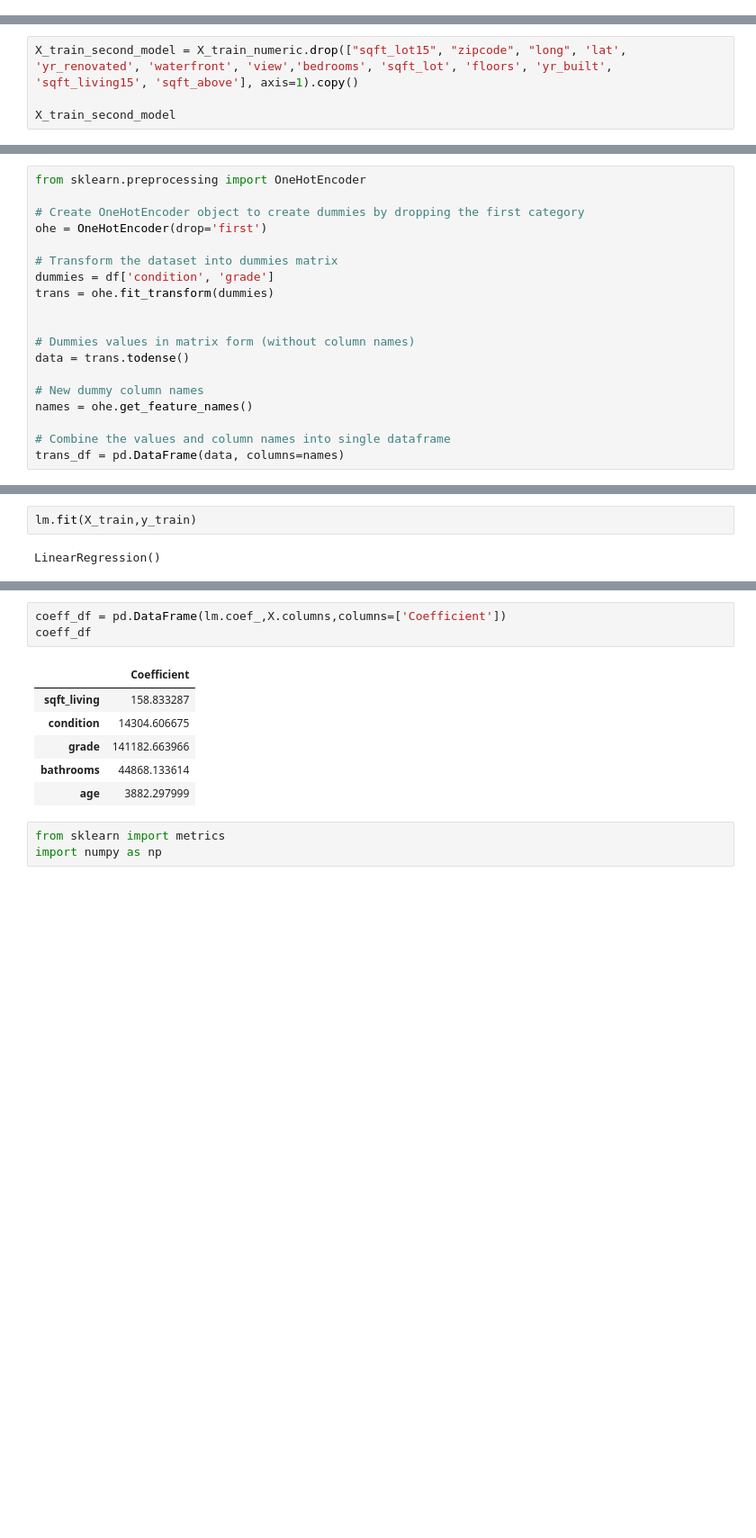
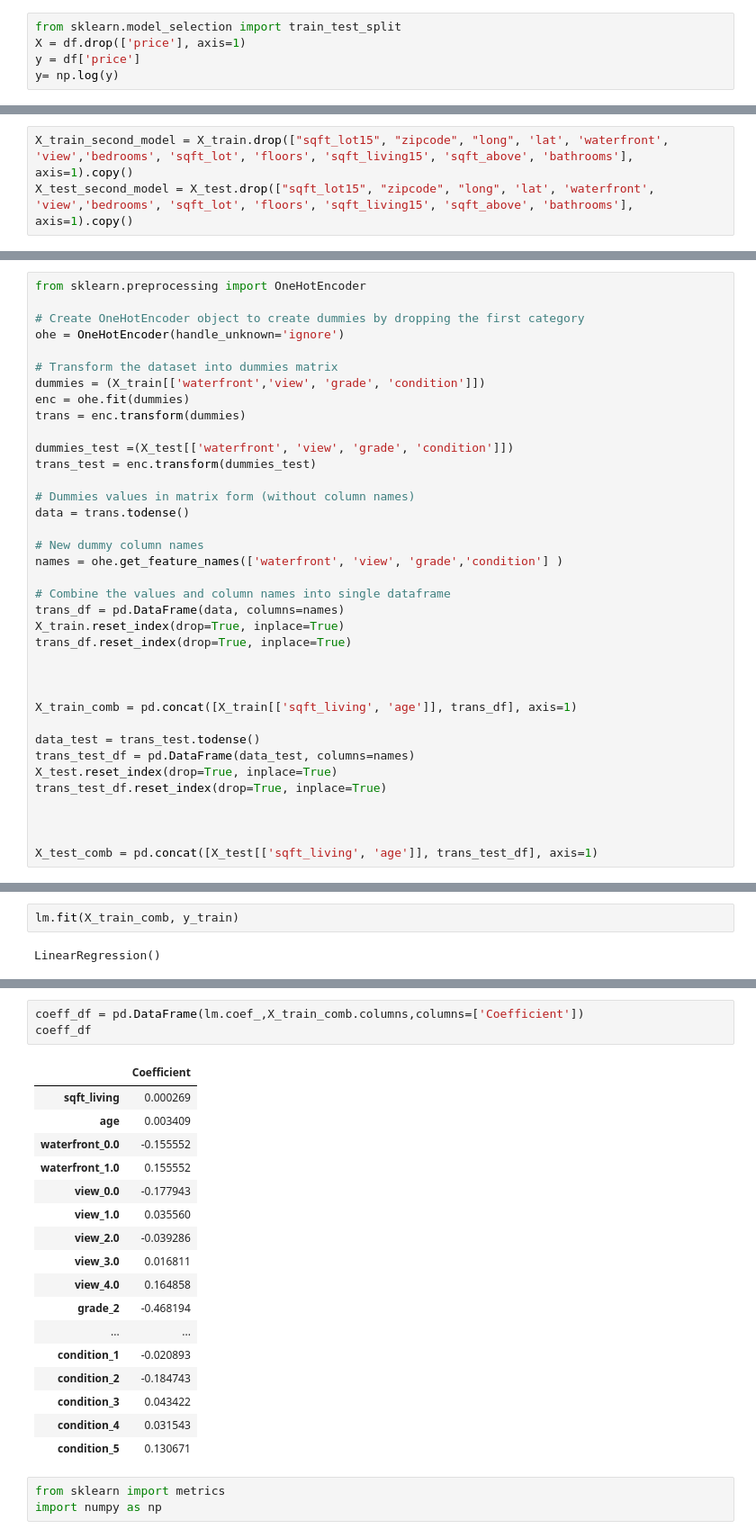
Before and after one commit to soohyunnie/project_2_analyze_houses, a Jupyter notebook: Avi_project .ipynb, the cells around one changed output, grey strips where cells are left out. Shown at 90% size. Cells and saved outputs as stored; diff of their text form; blank space fills up the shorter version.

Commit message:
avi first push

```diff
--- a/Avi_project .ipynb
+++ b/Avi_project .ipynb
@@ -238,3 +253,8 @@ dtype: int64
 df['sqft_basement'] = df['sqft_basement'].astype(float)
 # %%
 df= df[df['sqft_lot']<300000]
+# %%
+from sklearn.model_selection import train_test_split
+X = df.drop(['price'], axis=1)
+y = df['price']
+y= np.log(y)
@@ -326,4 +341,3 @@ for index, col in enumerate(scatterplot_data.columns):
 # %%
-X_train_second_model = X_train_numeric.drop(["sqft_lot15", "zipcode", "long", 'lat', 'yr_renovated', 'waterfront', 'view','bedrooms', 'sqft_lot', 'floors', 'yr_built', 'sqft_living15', 'sqft_above'], axis=1).copy()
-
-X_train_second_model
+X_train_second_model = X_train.drop(["sqft_lot15", "zipcode", "long", 'lat', 'waterfront', 'view','bedrooms', 'sqft_lot', 'floors', 'sqft_living15', 'sqft_above', 'bathrooms'], axis=1).copy()
+X_test_second_model = X_test.drop(["sqft_lot15", "zipcode", "long", 'lat', 'waterfront', 'view','bedrooms', 'sqft_lot', 'floors', 'sqft_living15', 'sqft_above', 'bathrooms'], axis=1).copy()
@@ -509,18 +565,36 @@ plt.title('sqft as a function of price');
 from sklearn.preprocessing import OneHotEncoder
 
 # Create OneHotEncoder object to create dummies by dropping the first category
-ohe = OneHotEncoder(drop='first')
+ohe = OneHotEncoder(handle_unknown='ignore')
 
 # Transform the dataset into dummies matrix
-dummies = df['condition', 'grade']
-trans = ohe.fit_transform(dummies)
+dummies = (X_train[['waterfront','view', 'grade', 'condition']])
+enc = ohe.fit(dummies)
+trans = enc.transform(dummies)
 
+dummies_test =(X_test[['waterfront', 'view', 'grade', 'condition']])
+trans_test = enc.transform(dummies_test)
 
 # Dummies values in matrix form (without column names)
 data = trans.todense()
 
 # New dummy column names
-names = ohe.get_feature_names()
+names = ohe.get_feature_names(['waterfront', 'view', 'grade','condition'] )
 
 # Combine the values and column names into single dataframe
 trans_df = pd.DataFrame(data, columns=names)
+X_train.reset_index(drop=True, inplace=True)
+trans_df.reset_index(drop=True, inplace=True)
+
+
+
+X_train_comb = pd.concat([X_train[['sqft_living', 'age']], trans_df], axis=1)
+
+data_test = trans_test.todense()
+trans_test_df = pd.DataFrame(data_test, columns=names)
+X_test.reset_index(drop=True, inplace=True)
+trans_test_df.reset_index(drop=True, inplace=True)
+
+
+
+X_test_comb = pd.concat([X_test[['sqft_living', 'age']], trans_test_df], axis=1)
@@ -538,7 +603,7 @@ from sklearn.linear_model import LinearRegression
 # %%
 lm = LinearRegression()
 # %%
-lm.fit(X_train,y_train)
+lm.fit(X_train_comb, y_train)
 # %% [output]
 LinearRegression()
 # %%
@@ -548,13 +613,24 @@ print(lm.intercept_)
 # %%
-coeff_df = pd.DataFrame(lm.coef_,X.columns,columns=['Coefficient'])
+coeff_df = pd.DataFrame(lm.coef_,X_train_comb.columns,columns=['Coefficient'])
 coeff_df
 # %% [output]
 |  | Coefficient |
-| sqft_living | 158.833287 |
-| condition | 14304.606675 |
-| grade | 141182.663966 |
-| bathrooms | 44868.133614 |
-| age | 3882.297999 |
+| sqft_living | 0.000269 |
+| age | 0.003409 |
+| waterfront_0.0 | -0.155552 |
+| waterfront_1.0 | 0.155552 |
+| view_0.0 | -0.177943 |
+| view_1.0 | 0.035560 |
+| view_2.0 | -0.039286 |
+| view_3.0 | 0.016811 |
+| view_4.0 | 0.164858 |
+| grade_2 | -0.468194 |
+| ... | ... |
+| condition_1 | -0.020893 |
+| condition_2 | -0.184743 |
+| condition_3 | 0.043422 |
+| condition_4 | 0.031543 |
+| condition_5 | 0.130671 |
 # %%
 from sklearn import metrics
 import numpy as np
```
Also changed, not shown: parts of 41 cells of this notebook, 1 other file.
